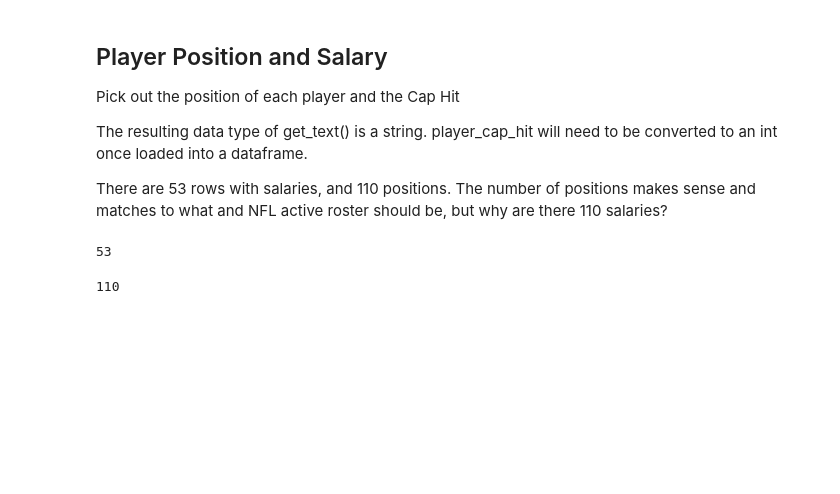
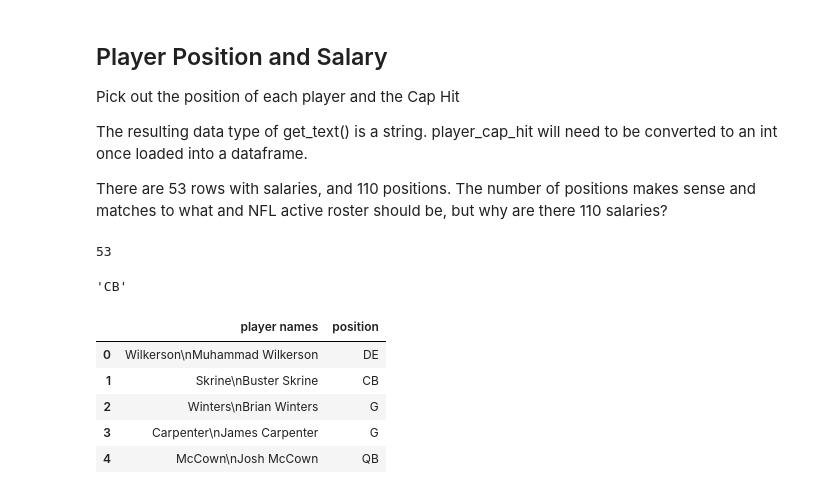
Before and after one commit to wcontractor/NFLAnalysis, a Jupyter notebook: NFL_Salary_Scraping_1.ipynb, the cells around one changed output. Drawn from its saved outputs; the diff is of its cells as text; code cells hidden in the pictures; blank space fills up the shorter version.

Commit message:
Add files via upload
Built a dataframe from lists of the same shape

```diff
--- a/NFL_Salary_Scraping_1.ipynb
+++ b/NFL_Salary_Scraping_1.ipynb
@@ -100,8 +100,12 @@ Get the player names from the td tags that are of class="player"
 I sliced this to get only the first 110 records because the rest have the same labels as above.  This should be a list of 53 to reflect the 53 man roster.  Some records are last name only like "Wilkerson" and then "Muhammad Wilkerson" so there are duplicates.
 # %%
 td_tags = soup.find_all("td", {"class":"player"})[:110]
+player_names = []
 
-for td in td_tags:
-    player_names = td.get_text()
+for row in td_tags:
+    player_names.append(row.get_text())
     print(player_names)
+
+#for names in player_names:
+#    print(names[1])
 # %% [output]
@@ -146,4 +150,16 @@ for row in position_rows:
 
 len(player_position)
 # %% [output]
-110
+'CB'
+# %%
+#new_dict={}
+df = pd.DataFrame({"position": player_position, "player names": player_names})
+# %%
+df.head()
+# %% [output]
+|  | player names | position |
+| 0 | Wilkerson\nMuhammad Wilkerson | DE |
+| 1 | Skrine\nBuster Skrine | CB |
+| 2 | Winters\nBrian Winters | G |
+| 3 | Carpenter\nJames Carpenter | G |
+| 4 | McCown\nJosh McCown | QB |
```
Also changed, not shown: parts of 1 cell of this notebook.
